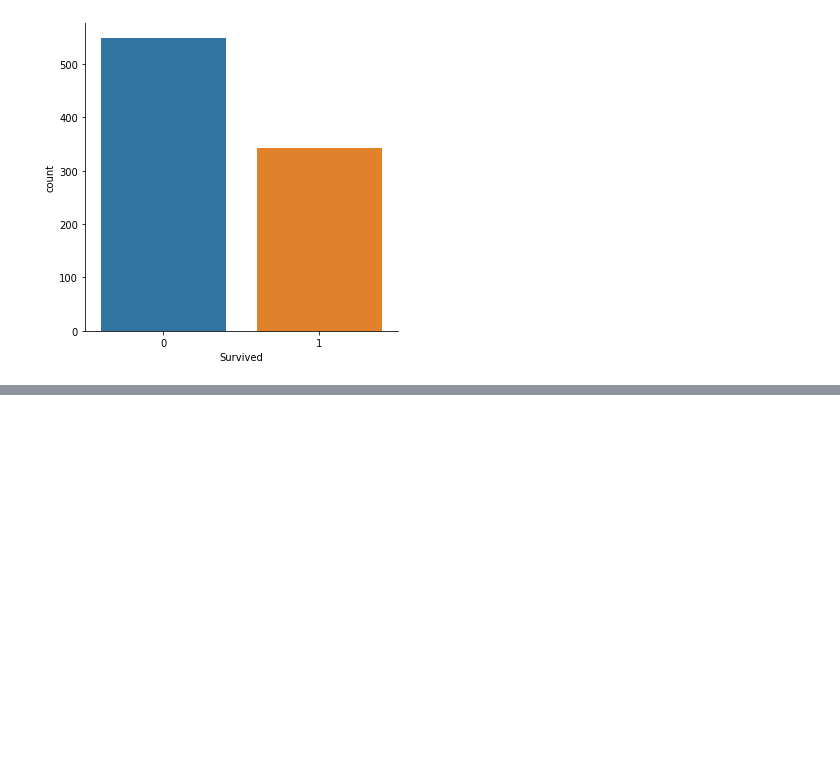
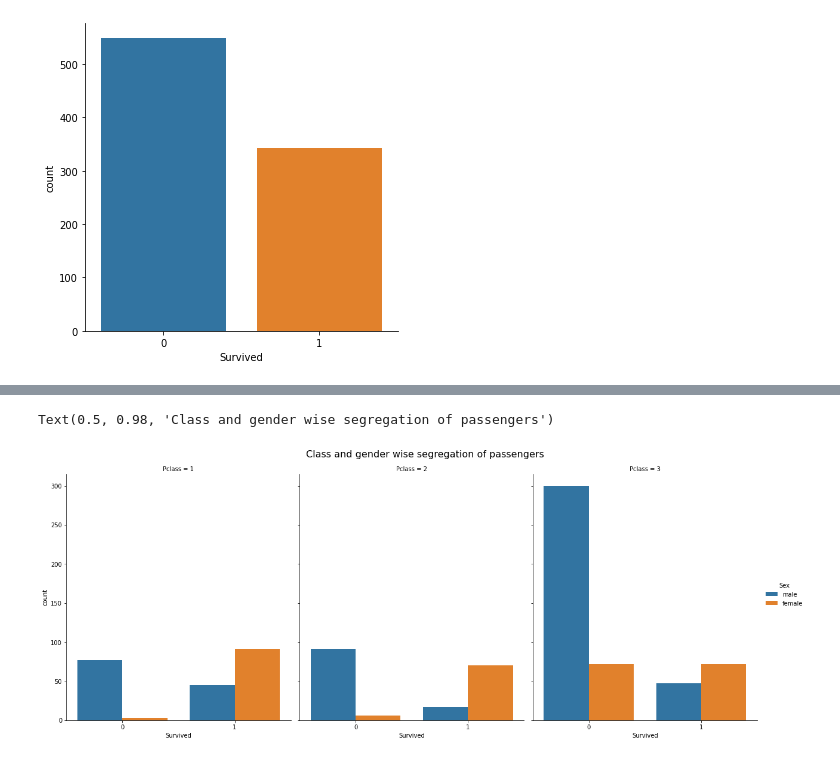
Before and after one commit to minakshi221283/LAB1, a Jupyter notebook: Welcome_To_Colaboratory.ipynb, the cells around one changed output, grey strips where cells are left out. Saved outputs shown, nothing was run; the diff lists cells and outputs as text; code cells hidden in the pictures; blank space fills up the shorter version.

```diff
--- a/Welcome_To_Colaboratory.ipynb
+++ b/Welcome_To_Colaboratory.ipynb
@@ -190,0 +244,7 @@ AttributeError: ignored
+# %%
+sns.factorplot('Survived', col='Pclass', hue='Sex', data=titanic_df, kind='count', size=7, aspect=.8)
+plt.subplots_adjust(top=0.9)
+plt.suptitle('Class and gender wise segregation of passengers', fontsize=16)
+# %% [output]
+Text(0.5, 0.98, 'Class and gender wise segregation of passengers')
+[figure, added]
```
Also changed, not shown: parts of 7 cells of this notebook.
